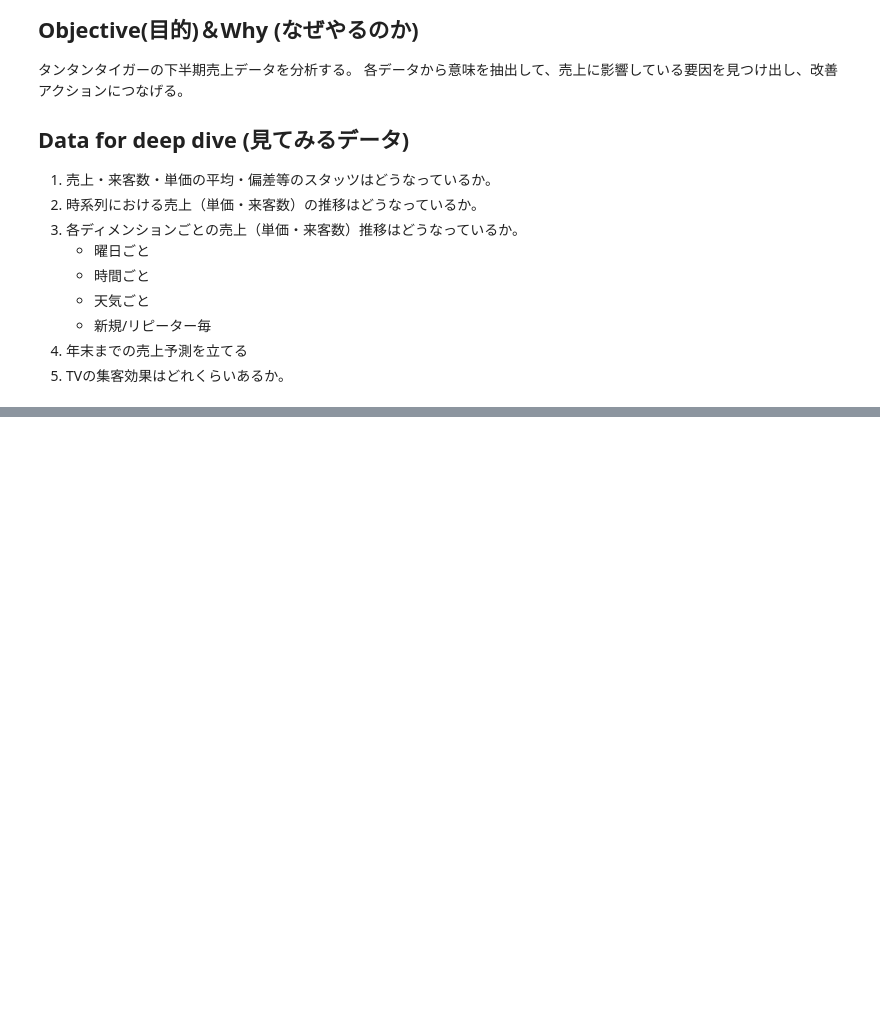
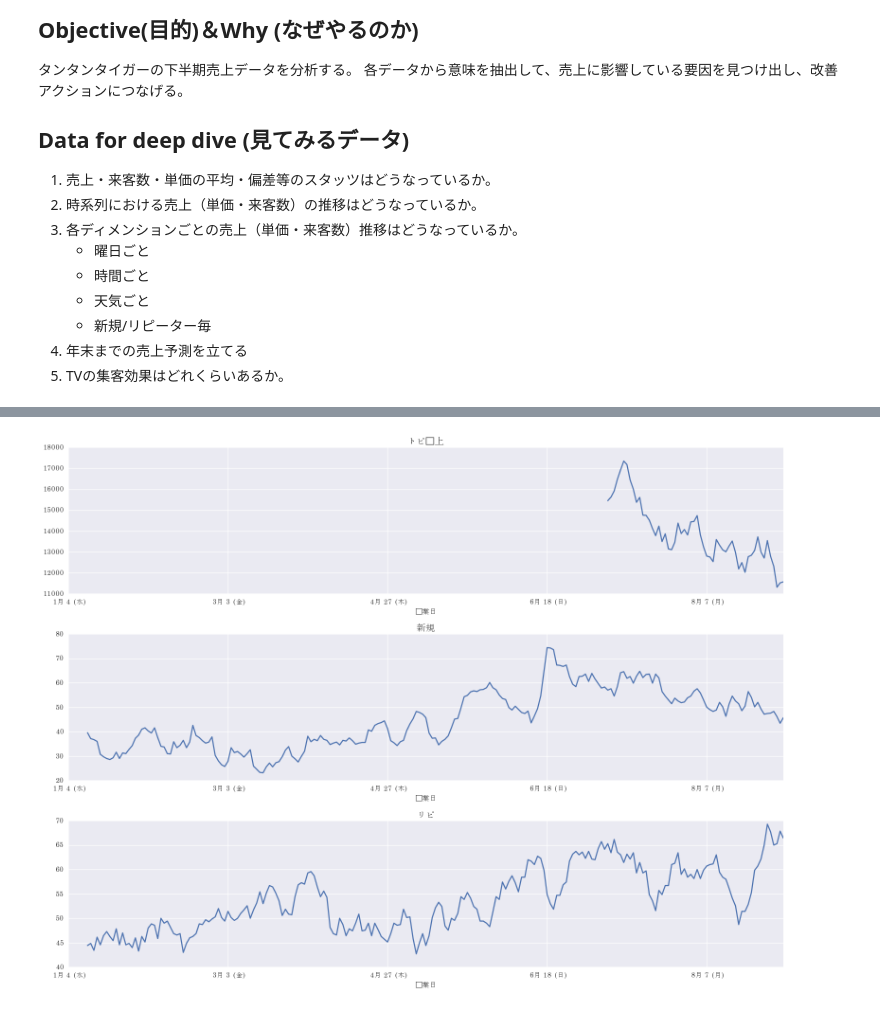
Before and after one commit to hayato1986/analysis, a Jupyter notebook: 1709tantantiger_sales_analysis.ipynb, the cells around one changed output, grey strips where cells are left out. Saved outputs shown, nothing was run; the diff lists cells and outputs as text; code cells hidden in the pictures; blank space fills up the shorter version.

```diff
--- a/1709tantantiger_sales_analysis.ipynb
+++ b/1709tantantiger_sales_analysis.ipynb
@@ -125,0 +135,16 @@ plt.tight_layout() #スペース調整
+# %%
+#移動平均的で出す。
+plus_rolling = plus.rolling(window=7, min_periods=7).mean() #7日の移動平均
+
+graph_num = 3
+fig, axes = plt.subplots(nrows=graph_num, ncols=1, figsize=(16,12),  squeeze=False) #squeezeはsubplotsのおまじない
+
+for i, col in enumerate(plus_rolling):
+    plus_rolling[col].plot(ax=axes[i,0])
+    axes[i,0].set_title(col, fontsize=14, fontweight='bold')
+    i+=1
+    if i == graph_num:
+        break
+plt.tight_layout() #スペース調整
+# %% [output]
+[figure, added]
```
Also changed, not shown: parts of 17 cells of this notebook, 1 other file.
